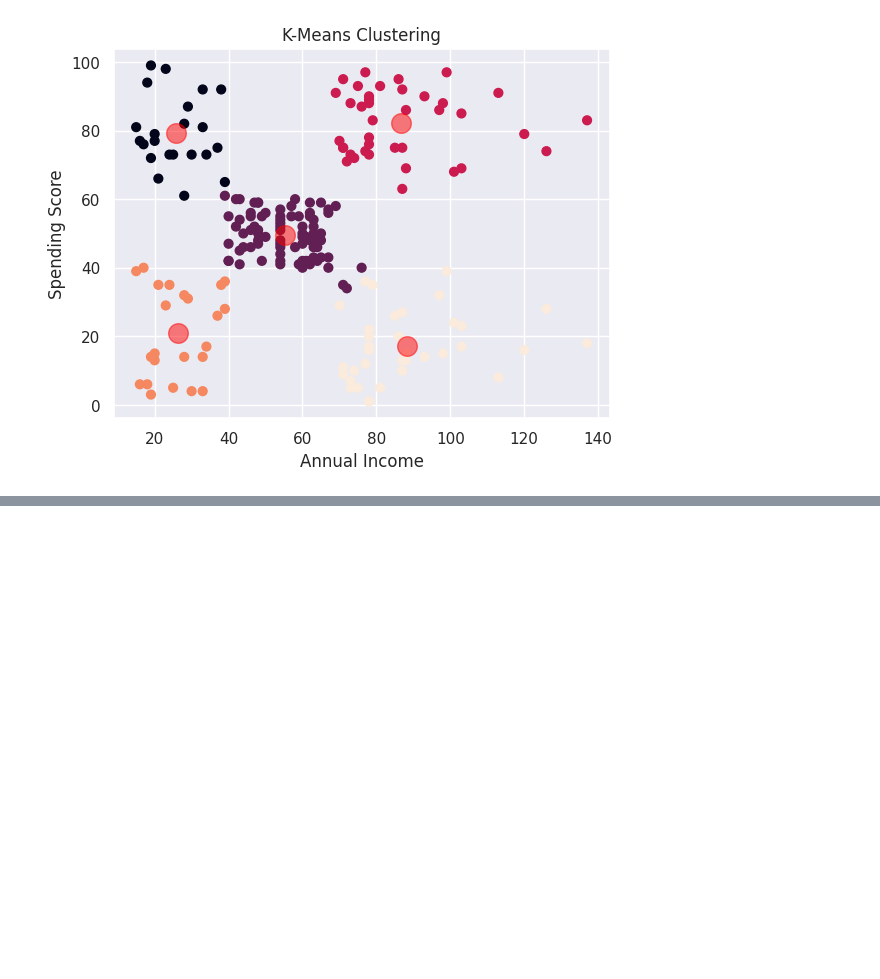
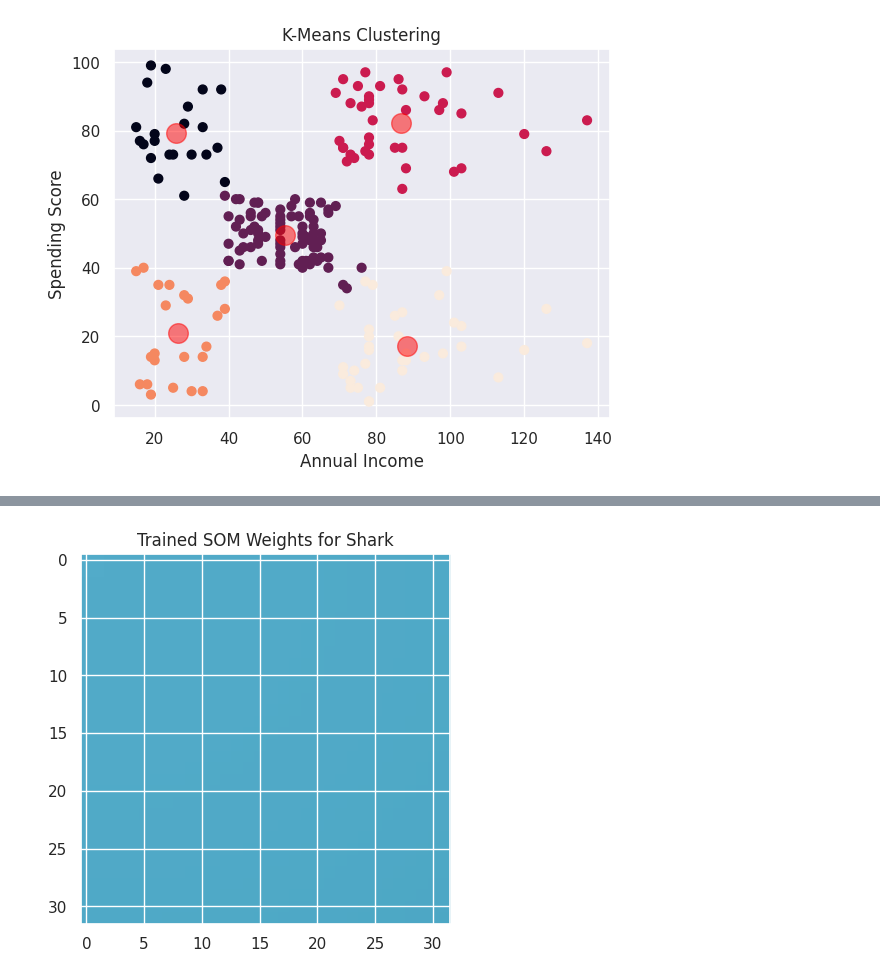
Before and after one commit to Kynantio/MachineLearning, a Jupyter notebook: Jobsheet_7.ipynb, the cells around one changed output, grey strips where cells are left out. Cells and saved outputs as stored; diff of their text form; code cells hidden in the pictures; blank space fills up the shorter version.

```diff
--- a/Jobsheet_7.ipynb
+++ b/Jobsheet_7.ipynb
@@ -589,0 +658,13 @@ plt.show()
+# %%
+# Latih SOM
+num_epochs = 10
+initial_learning_rate = 0.1
+initial_neighborhood_radius = 5
+trained_weights = train_som(shark, num_epochs, initial_learning_rate, initial_neighborhood_radius)
+# %%
+# Visualisasi bobot SOM
+plt.imshow(trained_weights)
+plt.title('Trained SOM Weights for Shark')
+plt.show()
+# %% [output]
+[figure, added]
```
Also changed, not shown: parts of 19 cells of this notebook.
